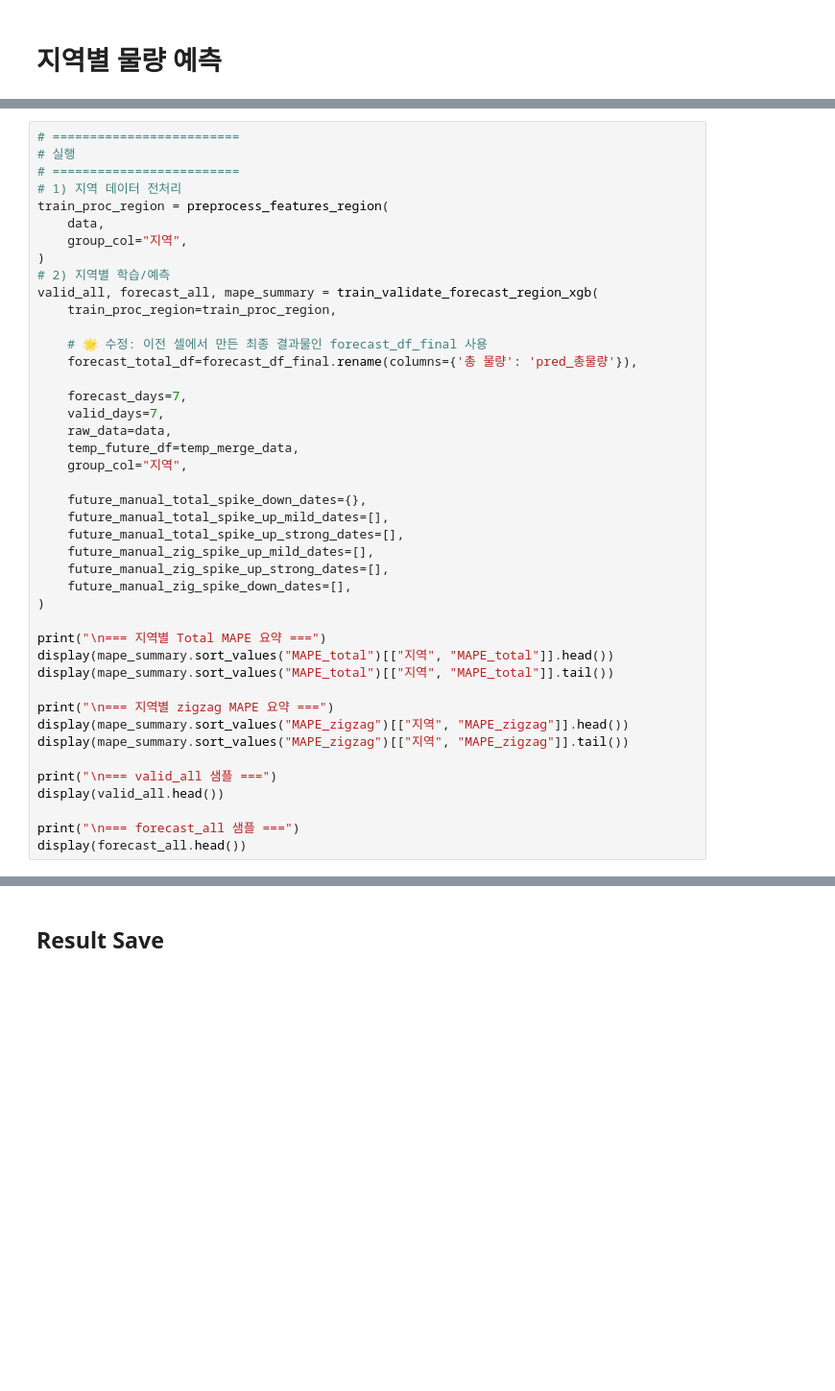
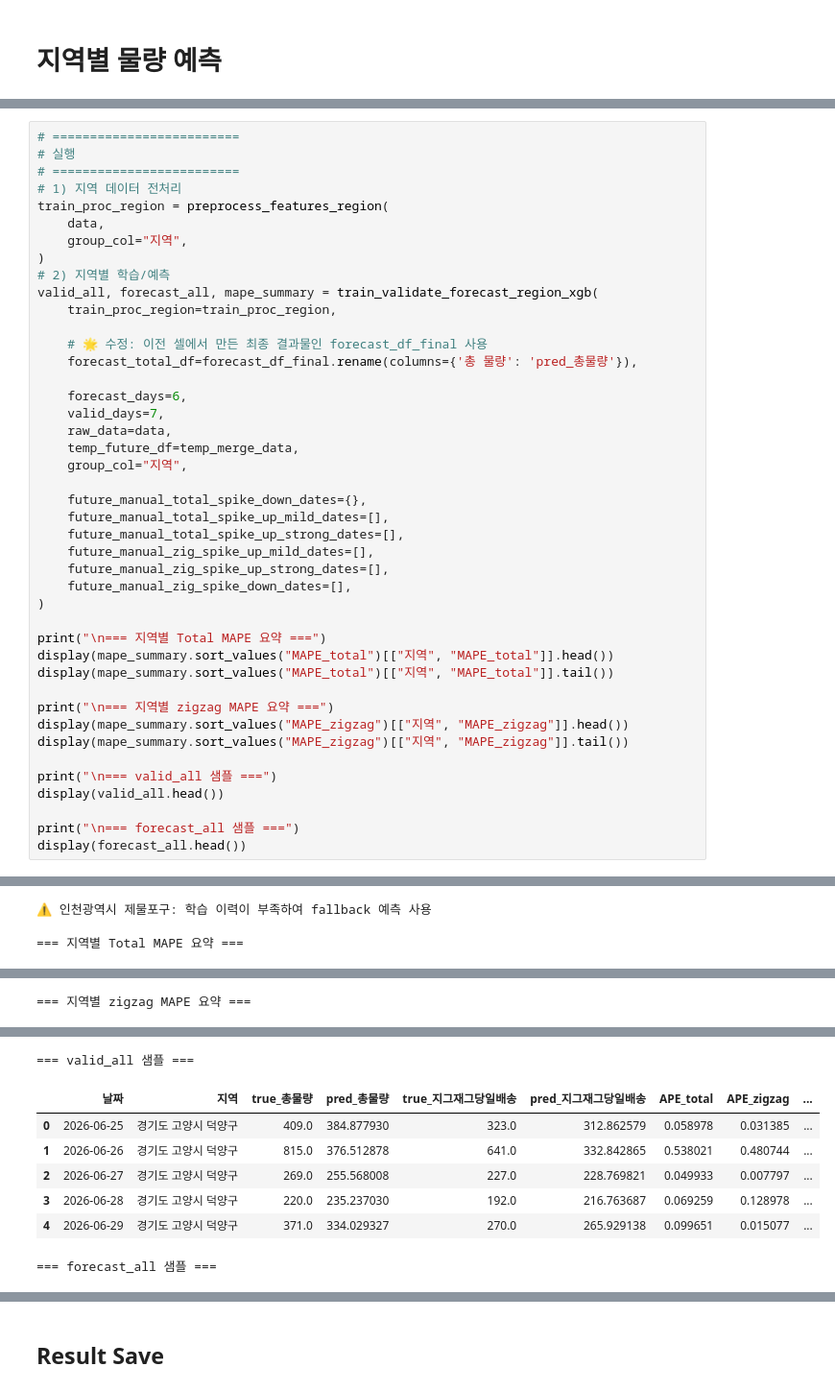
Before and after one commit to ds-sujin/forecasting_new, a Jupyter notebook: forecasting_demo_v6.3.ipynb, the cells around one changed output, grey strips where cells are left out. Shown at 96% size. Saved outputs shown, nothing was run; the diff lists cells and outputs as text; blank space fills up the shorter version.

```diff
--- a/forecasting_demo_v6.3.ipynb
+++ b/forecasting_demo_v6.3.ipynb
@@ -3154,7 +3145,7 @@ valid_all, forecast_all, mape_summary = train_validate_forecast_region_xgb(
     # 🌟 수정: 이전 셀에서 만든 최종 결과물인 forecast_df_final 사용
     forecast_total_df=forecast_df_final.rename(columns={'총 물량': 'pred_총물량'}),
 
-    forecast_days=7,
+    forecast_days=6,
     valid_days=7,
     raw_data=data,
     temp_future_df=temp_merge_data,
@@ -3181,3 +3172,4 @@ display(valid_all.head())
 
 print("\n=== forecast_all 샘플 ===")
 display(forecast_all.head())
+# %% [output]
@@ -3183,0 +3178,2 @@ display(forecast_all.head())
+⚠️ 인천광역시 제물포구: 학습 이력이 부족하여 fallback 예측 사용
+=== 지역별 Total MAPE 요약 ===
@@ -3183,0 +3192 @@ display(forecast_all.head())
+=== 지역별 zigzag MAPE 요약 ===
@@ -3183,0 +3205,8 @@ display(forecast_all.head())
+=== valid_all 샘플 ===
+|  | 날짜 | 지역 | true_총물량 | pred_총물량 | true_지그재그당일배송 | pred_지그재그당일배송 | APE_total | APE_zigzag | ... |
+| 0 | 2026-06-25 | 경기도 고양시 덕양구 | 409.0 | 384.877930 | 323.0 | 312.862579 | 0.058978 | 0.031385 | ... |
+| 1 | 2026-06-26 | 경기도 고양시 덕양구 | 815.0 | 376.512878 | 641.0 | 332.842865 | 0.538021 | 0.480744 | ... |
+| 2 | 2026-06-27 | 경기도 고양시 덕양구 | 269.0 | 255.568008 | 227.0 | 228.769821 | 0.049933 | 0.007797 | ... |
+| 3 | 2026-06-28 | 경기도 고양시 덕양구 | 220.0 | 235.237030 | 192.0 | 216.763687 | 0.069259 | 0.128978 | ... |
+| 4 | 2026-06-29 | 경기도 고양시 덕양구 | 371.0 | 334.029327 | 270.0 | 265.929138 | 0.099651 | 0.015077 | ... |
+=== forecast_all 샘플 ===
```
Also changed, not shown: parts of 13 cells of this notebook, 16 other files.
